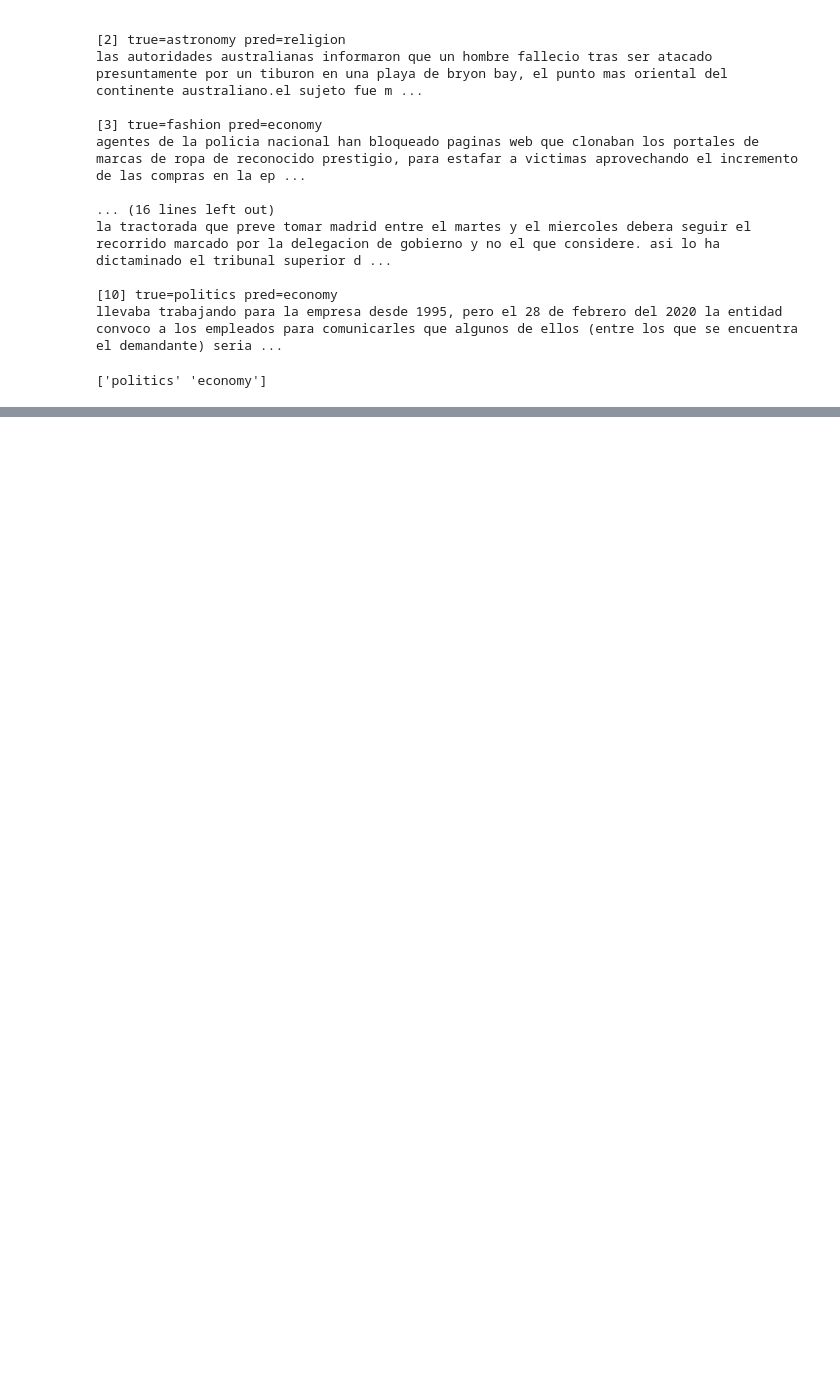
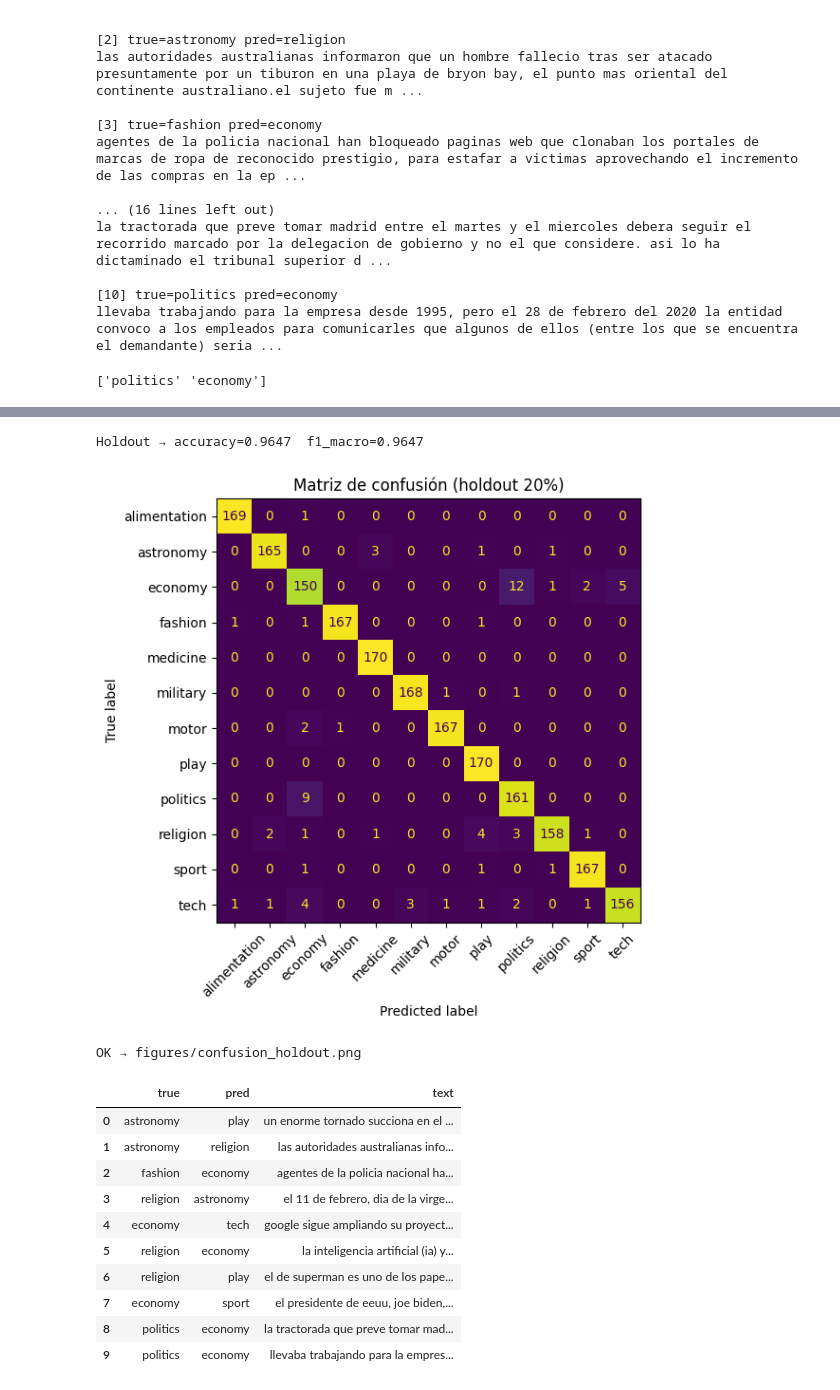
Before and after one commit to angelcast2002/PROYECTO-MLOPS, a Jupyter notebook: proyecto.ipynb, the cells around one changed output, grey strips where cells are left out. Drawn from its saved outputs; the diff is of its cells as text; code cells hidden in the pictures; blank space fills up the shorter version.

```diff
--- a/proyecto.ipynb
+++ b/proyecto.ipynb
@@ -761,0 +1072,19 @@ print(loaded.predict(ejemplos))
+# %%
+import os, json, time
+
+lat = json.load(open("data/processed/latency_summary.json","r"))
+cv  = json.load(open("data/processed/cv_summary.json","r"))
+
+run = {
+    "ts": time.strftime("%Y-%m-%d %H:%M:%S"),
+    "model": "LinearSVC",
+    "feats": "TFIDF(1,2), min_df=2",
+    "cv": cv["cv"],
+    "metrics": cv,
+    "latency": lat,
+}
+
+log_path = "data/processed/exp_log.jsonl"
+with open(log_path, "a", encoding="utf-8") as f:
+    f.write(json.dumps(run, ensure_ascii=False) + "\n")
+print("OK → añadido run con latencia a", log_path)
@@ -761,0 +1118,59 @@ print(loaded.predict(ejemplos))
+# %%
+import pandas as pd, numpy as np, os, matplotlib.pyplot as plt, joblib
+from sklearn.model_selection import train_test_split
+from sklearn.pipeline import Pipeline
+from sklearn.feature_extraction.text import TfidfVectorizer
+from sklearn.svm import LinearSVC
+from sklearn.metrics import accuracy_score, f1_score, confusion_matrix, ConfusionMatrixDisplay
+
+# Carga
+if os.path.exists("data/processed/preprocesado.parquet"):
+    df = pd.read_parquet("data/processed/preprocesado.parquet").dropna(subset=["text_norm","label"])
+    X = df["text_norm"].astype(str).tolist()
+else:
+    df = pd.read_csv("data/raw/dataset.csv").dropna(subset=["text","label"])
+    X = df["text"].astype(str).tolist()
+y = df["label"].astype(str).tolist()
+
+X_tr, X_te, y_tr, y_te = train_test_split(X, y, test_size=0.2, random_state=42, stratify=y)
+pipe = Pipeline([("tfidf", TfidfVectorizer(ngram_range=(1,2), min_df=2)), ("clf", LinearSVC())]).fit(X_tr, y_tr)
+
+pred = pipe.predict(X_te)
+acc = accuracy_score(y_te, pred)
+f1m = f1_score(y_te, pred, average="macro")
+print(f"Holdout → accuracy={acc:.4f}  f1_macro={f1m:.4f}")
+
+# Matriz de confusión
+labels_sorted = sorted(set(y))
+cm = confusion_matrix(y_te, pred, labels=labels_sorted)
+disp = ConfusionMatrixDisplay(confusion_matrix=cm, display_labels=labels_sorted)
+fig, ax = plt.subplots(figsize=(6,6))
+disp.plot(ax=ax, xticks_rotation=45, colorbar=False)
+plt.title("Matriz de confusión (holdout 20%)")
+os.makedirs("figures", exist_ok=True)
+plt.tight_layout(); plt.savefig("figures/confusion_holdout.png", dpi=160); plt.show()
+print("OK → figures/confusion_holdout.png")
+
+# 10 errores para el informe
+errores = []
+for i, (yt, yh, txt) in enumerate(zip(y_te, pred, X_te)):
+    if yt != yh:
+        errores.append({"true": yt, "pred": yh, "text": txt[:300] + ("..." if len(txt)>300 else "")})
+    if len(errores) >= 10:
+        break
+pd.DataFrame(errores)
+# %% [output]
+Holdout → accuracy=0.9647  f1_macro=0.9647
+[figure, added]
+OK → figures/confusion_holdout.png
+|  | true | pred | text |
+| 0 | astronomy | play | un enorme tornado succiona en el ... |
+| 1 | astronomy | religion | las autoridades australianas info... |
+| 2 | fashion | economy | agentes de la policia nacional ha... |
+| 3 | religion | astronomy | el 11 de febrero, dia de la virge... |
+| 4 | economy | tech | google sigue ampliando su proyect... |
+| 5 | religion | economy | la inteligencia artificial (ia) y... |
+| 6 | religion | play | el de superman es uno de los pape... |
+| 7 | economy | sport | el presidente de eeuu, joe biden,... |
+| 8 | politics | economy | la tractorada que preve tomar mad... |
+| 9 | politics | economy | llevaba trabajando para la empres... |
```
Also changed, not shown: parts of 19 cells of this notebook, 14 other files.
